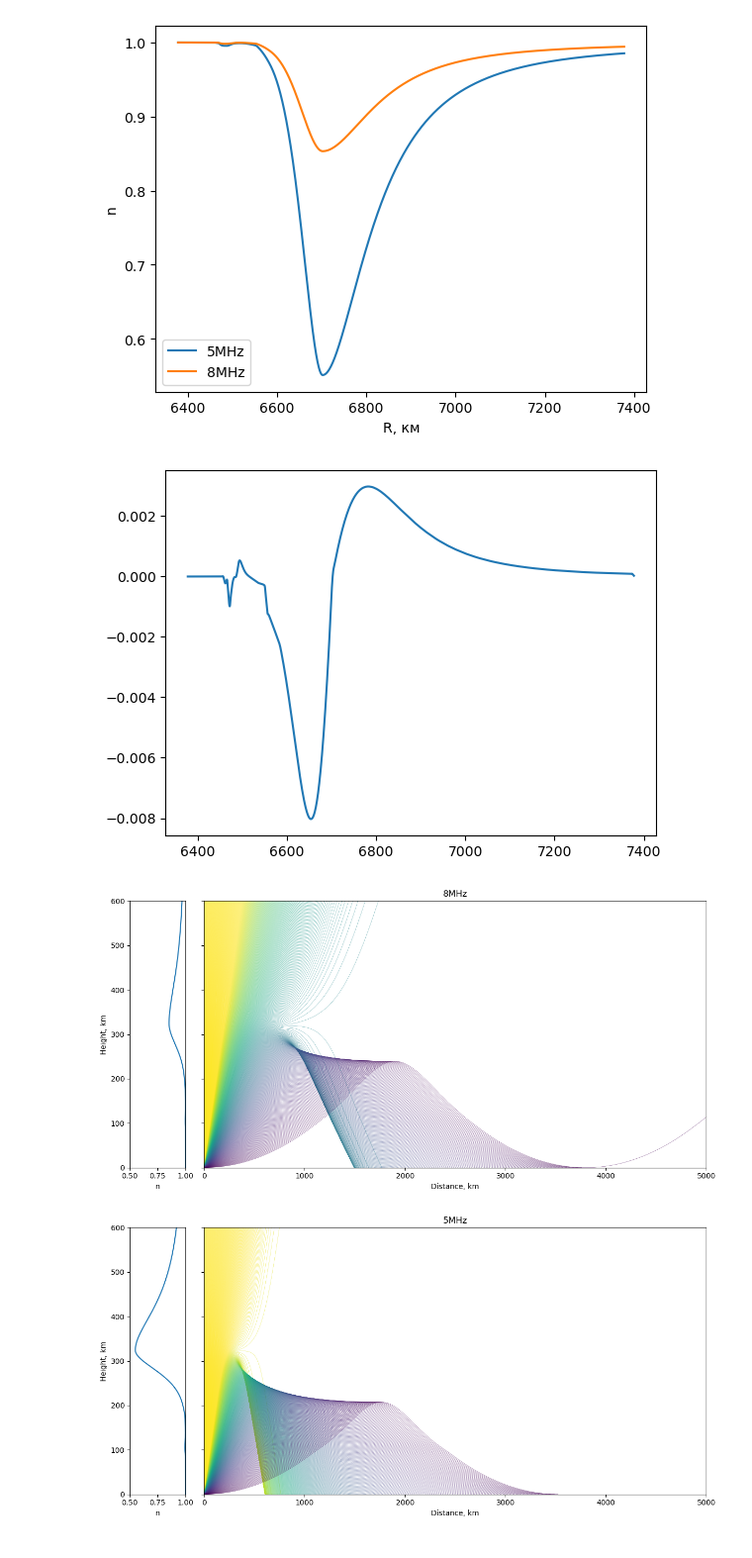
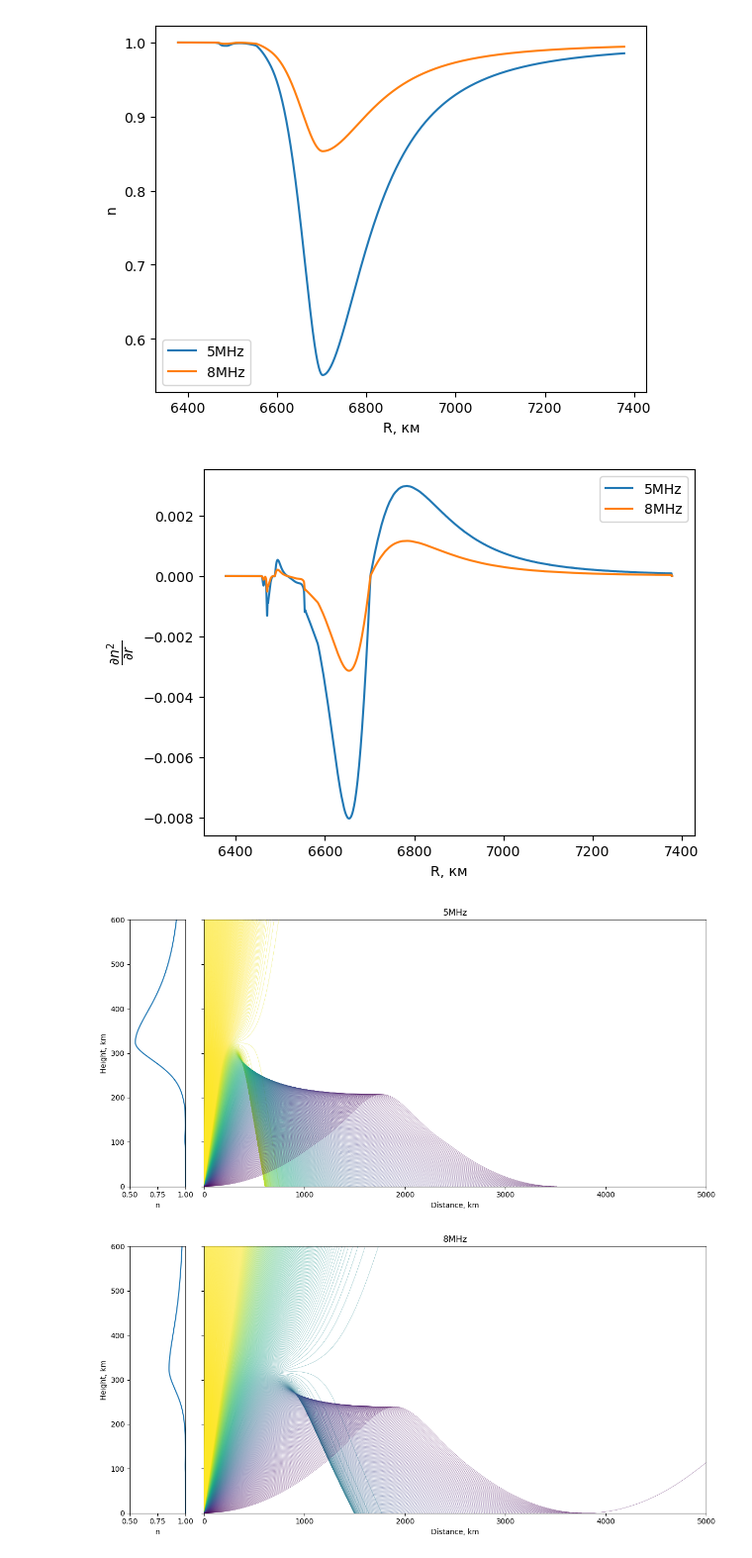
Before and after one commit to astronom-v-cube/exam_rrv, a Jupyter notebook: 6.ipynb, the cells around one changed output. Shown at 99% size. Saved outputs shown, nothing was run; the diff lists cells and outputs as text; code cells hidden in the pictures.

```diff
--- a/6.ipynb
+++ b/6.ipynb
@@ -11,5 +9,5 @@ from tqdm import tqdm
 # %%
-IRI = np.loadtxt('IRI6.txt', skiprows=100, usecols = [0,1])
+IRI = np.loadtxt('IRI6.txt', skiprows=36, usecols = [0,1])
 z, N_e = IRI[IRI[:,1]!=-1].T
 # %%
 from astropy.constants import m_e, e, R_earth
@@ -34,18 +32,23 @@ plt.savefig('n.png')
 [figure]
 # %%
 def dn2_dr(n, r):
-    return derivative(lambda r: n(r)**2, r, dx=3, n=1, order=5)
-plt.plot(r_, dn2_dr(n5, r_))
+    return nd.Derivative(lambda r: n(r)**2, n=1)(r)
+
+plt.figure()
+plt.plot(r_, dn2_dr(n5, r_), label='5MHz')
+plt.plot(r_, dn2_dr(n8, r_), label='8MHz')
+plt.xlabel('R, км')
+plt.ylabel(r'$\dfrac{\partial n^2}{\partial r}$')
+plt.legend()
 plt.savefig('dn2_dr.png')
 # %% [output]
-[figure, old version]
+[figure, new version]
 # %%
 def ode(t, p, n):
     r,theta,nr,ntheta = p
-    if r < R_earth:
+    if r < R_earth or r > R_earth + 1200e3:
         return [0, 0, 0, 0]
-    if r > R_earth + 1200e3:
-        return [0, 0, 0, 0]
+
     dr_dt = 1/n(r)**2 * nr
     dtheta_dt = 1/(r*n(r)**2) * ntheta
     dnr_dt = 1/(2*n(r)**2) * dn2_dr(n, r) + ntheta * dtheta_dt
@@ -53,7 +56,6 @@ def ode(t, p, n):
     return [dr_dt, dtheta_dt, dnr_dt, dntheta_dt]
 
 def solve(n, r0, teta, t, max_step = None):
-
     nr0 = n(r0)*np.cos(teta)
     ntheta0 = n(r0)*np.sin(teta)
 
@@ -63,18 +65,27 @@ def solve(n, r0, teta, t, max_step = None):
 
     return sol.sol(t)
 # %%
-def calc(n, thetas, t, title, imagename):
-    dt = t[1]-t[0]
+import concurrent.futures
+import os
+
+def calc(n, thetas, t, dt, title, imagename):
     colors = plt.cm.viridis(thetas)[::-1]
     D = np.zeros(len(thetas)) * np.nan
     fig, axs = plt.subplots(1, 2, gridspec_kw={'width_ratios': [1, 9]}, sharey=True, figsize=(12,6))
-    for i, theta0 in enumerate(thetas):
-        r,theta,nr,ntheta = solve(n, R_earth, theta0, t, max_step = dt)
+    with concurrent.futures.ProcessPoolExecutor(max_workers=os.cpu_count()-2) as executor:
+        futures = {executor.submit(solve, n, R_earth, theta0, t, dt): i for i, theta0 in enumerate(thetas)}
+    for future in concurrent.futures.as_completed(futures):
+        i = futures[future]
+        try:
+            r,theta,nr,ntheta = future.result()
+        except Exception as exc:
+            print('exception: %s' % (exc))
+            continue
         d = theta*R_earth
         z = r - R_earth
         if z[-1] < 500:
             D[i] = np.interp(0, z, d)
-        axs[1].plot(d, z, c = colors[i], linewidth=0.25)
+        axs[1].plot(d, z, c = colors[i], linewidth=0.25, zorder=i)
     axs[0].plot(n(r_),r_ - R_earth)
     axs[0].set_xlabel('n')
     axs[1].set_ylim(0, 600)
@@ -89,11 +100,12 @@ def calc(n, thetas, t, title, imagename):
 # %%
 thetas = np.linspace(0,np.pi/2, 2**9)
 t = np.linspace(0,8e3, 2**10)
-D8 = calc(n8, thetas, t, '8MHz', '8.png')
-D5 = calc(n5, thetas, t, '5MHz', '5.png')
+dt = 5
+D5 = calc(n5, thetas, t, dt, '5MHz', '5.png')
+D8 = calc(n8, thetas, t, dt, '8MHz', '8.png')
 # %% [output]
-[figure, old version]
+[figure, new version]
-[figure, old version]
+[figure, new version]
 # %%
 plt.figure(figsize=(10,8))
 plt.scatter(thetas/np.pi*180, D5, s = 1, label = '5MHz')
```
Also changed, not shown: parts of 2 cells of this notebook.
